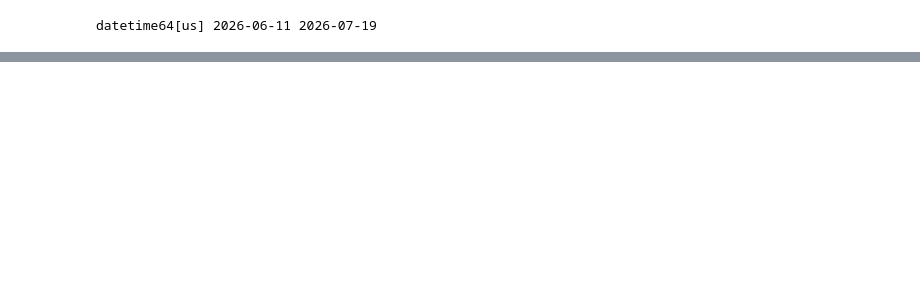
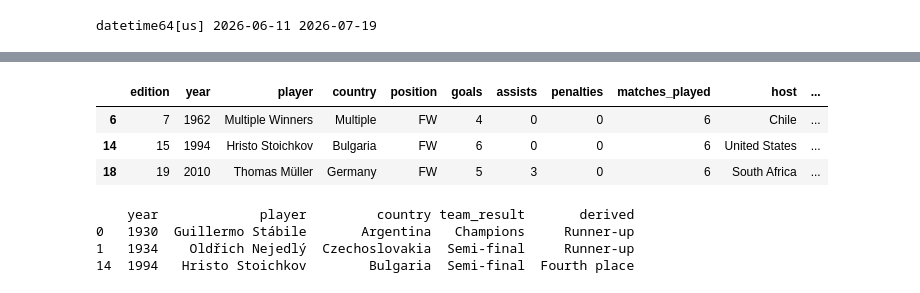
Before and after one commit to iMohamed-XD/Tamkeen, a Jupyter notebook: 5-data_project/main.ipynb, the cells around one changed output, grey strips where cells are left out. Cells and saved outputs as stored; diff of their text form; code cells hidden in the pictures; blank space fills up the shorter version.

```diff
--- a/5-data_project/main.ipynb
+++ b/5-data_project/main.ipynb
@@ -805,0 +701,17 @@ out.to_csv("wc_2026_fixtures_clean.csv", index=False, date_format="%Y-%m-%d")
+# %%
+dm = df_matches.copy()
+for c in ("team1", "team2"):
+    dm[f"{c}_canon"] = dm[c].replace(CANON)
+
+# Check A: the two finalists in the matches file must be {champion, runner_up}
+finals = dm[dm["stage"].eq("Final")].set_index("year")
+finalists = finals.apply(lambda r: {r["team1_canon"], r["team2_canon"]}, axis=1)
+expected  = fe.set_index("year").apply(lambda r: {r["champion_canon"], r["runner_up_canon"]}, axis=1)
+
+cmp = pd.DataFrame({"matches_file": finalists, "editions_file": expected}).dropna()  # 1950 has no "Final" row
+mismatch = cmp[cmp.apply(lambda r: r["matches_file"] != r["editions_file"], axis=1)]
+print(mismatch)            # an empty result means the files agree
+
+# Check B: top scorer's goals must agree with the scorers file
+chk = fe.set_index("year")[["top_scorer_goals"]].join(df_scorers.set_index("year")["goals"])
+print(chk[chk["top_scorer_goals"] != chk["goals"]])      # empty result means they agree
@@ -805,0 +816,8 @@ out.to_csv("wc_2026_fixtures_clean.csv", index=False, date_format="%Y-%m-%d")
+# %%
+dm = df_matches.copy()
+dm["manually_corrected"] = False
+# %%
+cov = dm.groupby("year").size().rename("rows").to_frame().join(df_editions.set_index("year")["matches"])
+cov["coverage"] = (cov["rows"] / cov["matches"]).round(2)
+print(cov, "\nTotal coverage:", round(len(dm) / df_editions["matches"].sum(), 2))
+# we have only 20% of the actual world cup matches :(
@@ -805,0 +1013,14 @@ out.to_csv("wc_2026_fixtures_clean.csv", index=False, date_format="%Y-%m-%d")
+# %%
+ds = df_scorers.copy()
+ed = df_editions.set_index("year") # for refrence
+ds["manually_corrected"] = False
+ds["country_canon"] = ds["country"].replace(CANON)
+# %%
+ds["player_all"] = ds["year"].map(ed["top_scorer"])
+ds["n_co_leaders"] = ds["year"].map(ed["top_scorer"].str.count("/") + 1)
+ds["is_tie"] = ds["n_co_leaders"] > 1 # 1962, 1994, and 2010
+# %% [output]
+|  | edition | year | player | country | position | goals | assists | penalties | matches_played | host | ... |
+| 6 | 7 | 1962 | Multiple Winners | Multiple | FW | 4 | 0 | 0 | 6 | Chile | ... |
+| 14 | 15 | 1994 | Hristo Stoichkov | Bulgaria | FW | 6 | 0 | 0 | 6 | United States | ... |
+| 18 | 19 | 2010 | Thomas Müller | Germany | FW | 5 | 3 | 0 | 6 | South Africa | ... |
@@ -805,0 +1034,17 @@ out.to_csv("wc_2026_fixtures_clean.csv", index=False, date_format="%Y-%m-%d")
+# %%
+placing = {}
+for col, label in [("champion", "Champions"), ("runner_up", "Runner-up"),
+                    ("third_place", "Third place"), ("fourth_place", "Fourth place")]:
+    for y, team in zip(df_editions["year"], df_editions[col].replace(CANON)):
+        placing[(y, team)] = label
+derived = pd.Series([placing.get((y, c)) for y, c in zip(ds["year"], ds["country_canon"])],
+                    index=ds.index)
+bad = derived.notna() & (derived != ds["team_result"])
+print(ds.loc[bad, ["year", "player", "country", "team_result"]].assign(derived=derived[bad]))  # 1930, 1934, 1994
+ds.loc[bad, "team_result"] = derived[bad]
+ds.loc[bad, "manually_corrected"] = True
+# %% [output]
+    year             player         country team_result       derived
+0   1930  Guillermo Stábile       Argentina   Champions     Runner-up
+1   1934    Oldřich Nejedlý  Czechoslovakia  Semi-final     Runner-up
+14  1994   Hristo Stoichkov        Bulgaria  Semi-final  Fourth place
```
Also changed, not shown: parts of 53 cells of this notebook, 3 other files.
